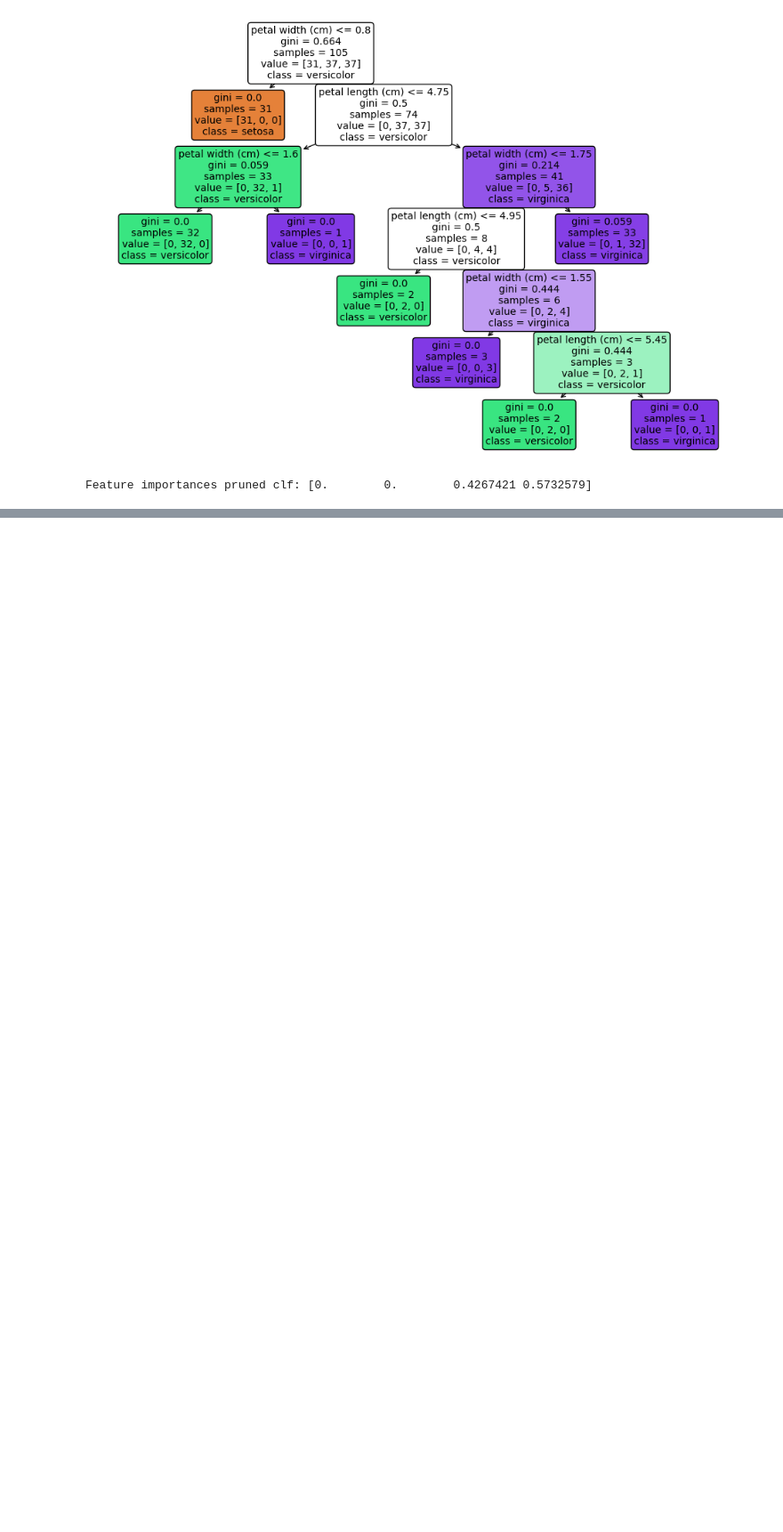
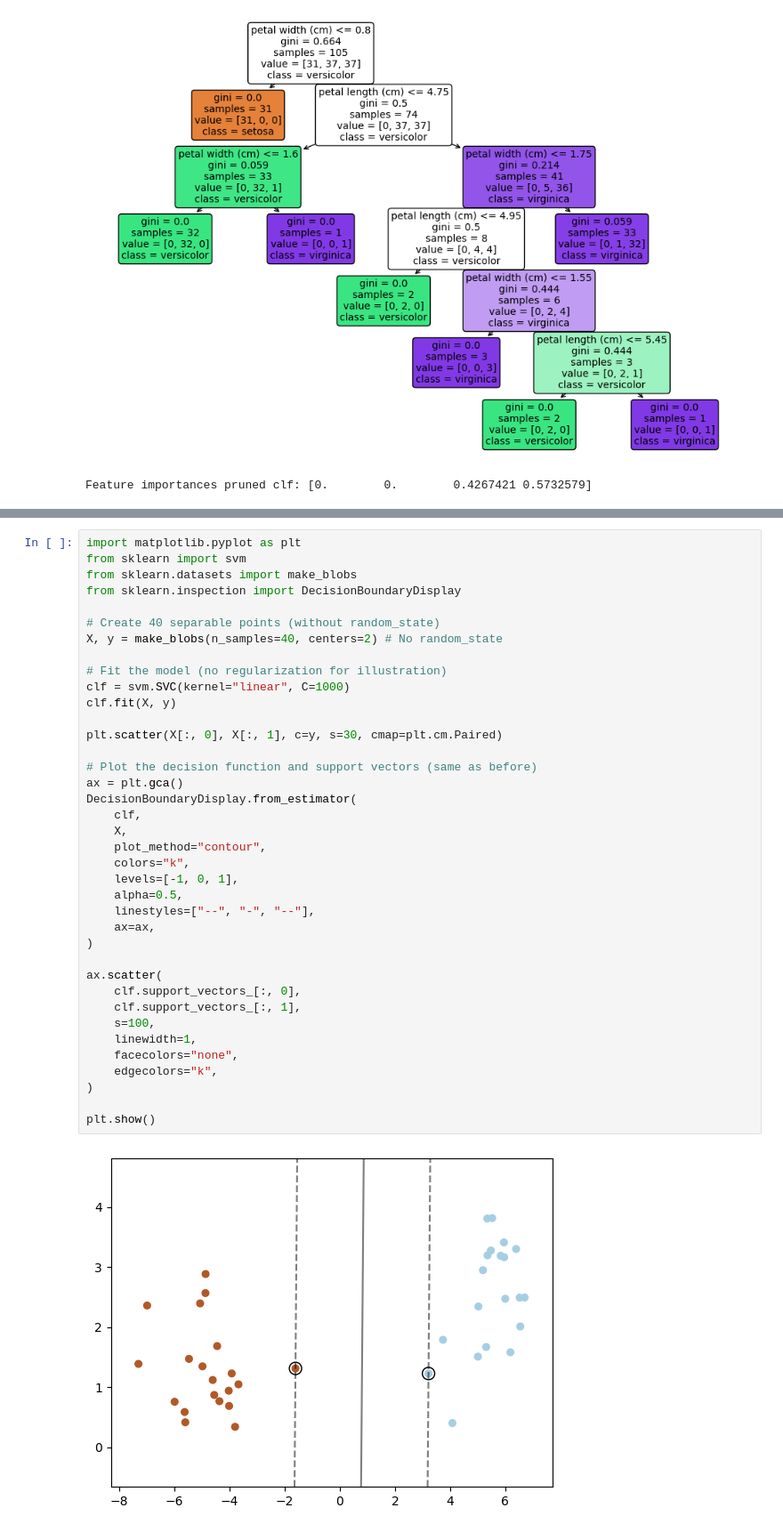
Before and after one commit to Reatherford/homework8, a Jupyter notebook: Homework81.ipynb, the cells around one changed output, grey strips where cells are left out. Shown at 89% size. Saved outputs shown, nothing was run; the diff lists cells and outputs as text; blank space fills up the shorter version.

```diff
--- a/Homework81.ipynb
+++ b/Homework81.ipynb
@@ -184,0 +352,40 @@ NameError: name 'content_copy' is not defined
+# %%
+import matplotlib.pyplot as plt
+from sklearn import svm
+from sklearn.datasets import make_blobs
+from sklearn.inspection import DecisionBoundaryDisplay
+
+# Create 40 separable points (without random_state)
+X, y = make_blobs(n_samples=40, centers=2) # No random_state
+
+# Fit the model (no regularization for illustration)
+clf = svm.SVC(kernel="linear", C=1000)
+clf.fit(X, y)
+
+plt.scatter(X[:, 0], X[:, 1], c=y, s=30, cmap=plt.cm.Paired)
+
+# Plot the decision function and support vectors (same as before)
+ax = plt.gca()
+DecisionBoundaryDisplay.from_estimator(
+    clf,
+    X,
+    plot_method="contour",
+    colors="k",
+    levels=[-1, 0, 1],
+    alpha=0.5,
+    linestyles=["--", "-", "--"],
+    ax=ax,
+)
+
+ax.scatter(
+    clf.support_vectors_[:, 0],
+    clf.support_vectors_[:, 1],
+    s=100,
+    linewidth=1,
+    facecolors="none",
+    edgecolors="k",
+)
+
+plt.show()
+# %% [output]
+[figure, added]
```
Also changed, not shown: parts of 17 cells of this notebook.
